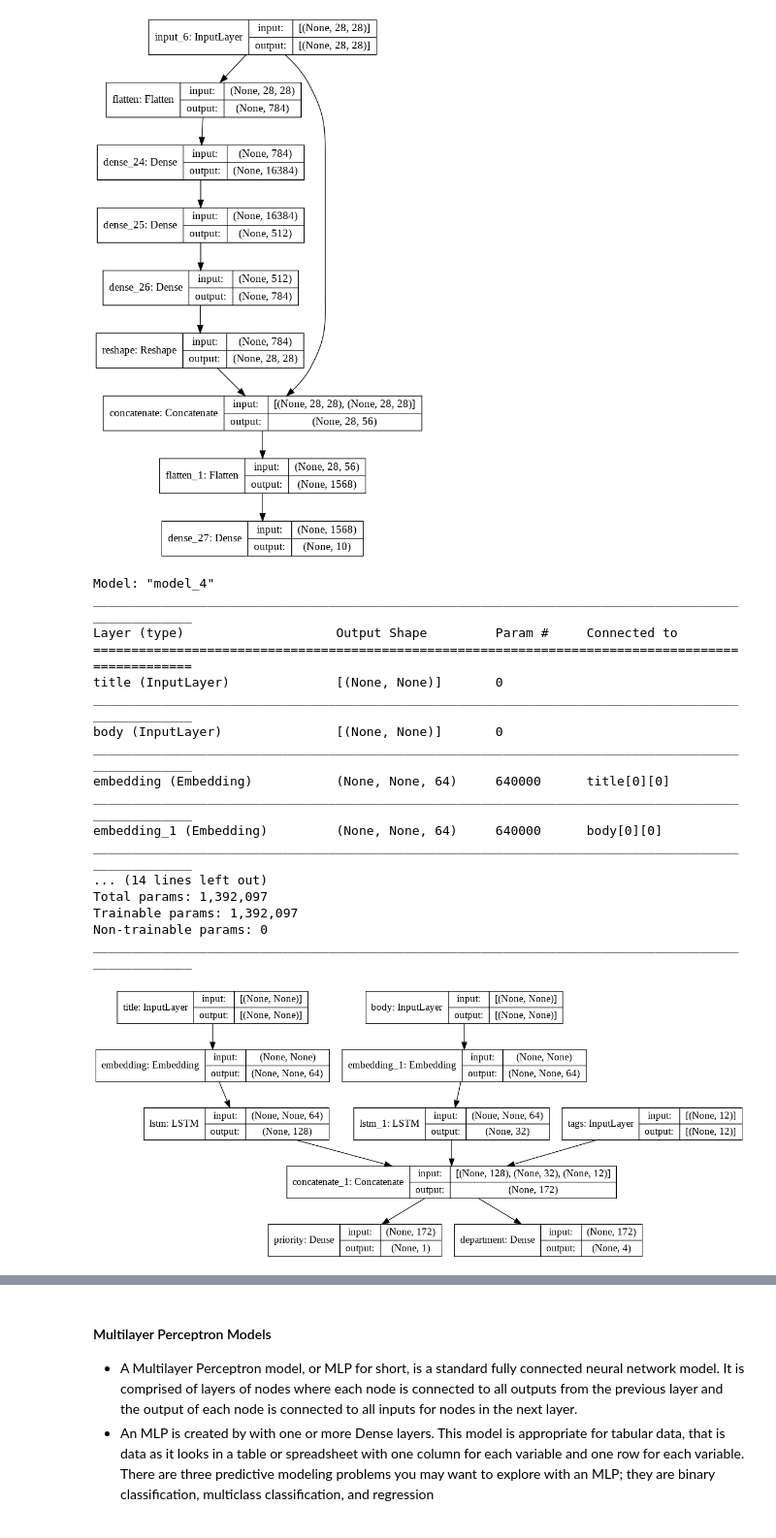
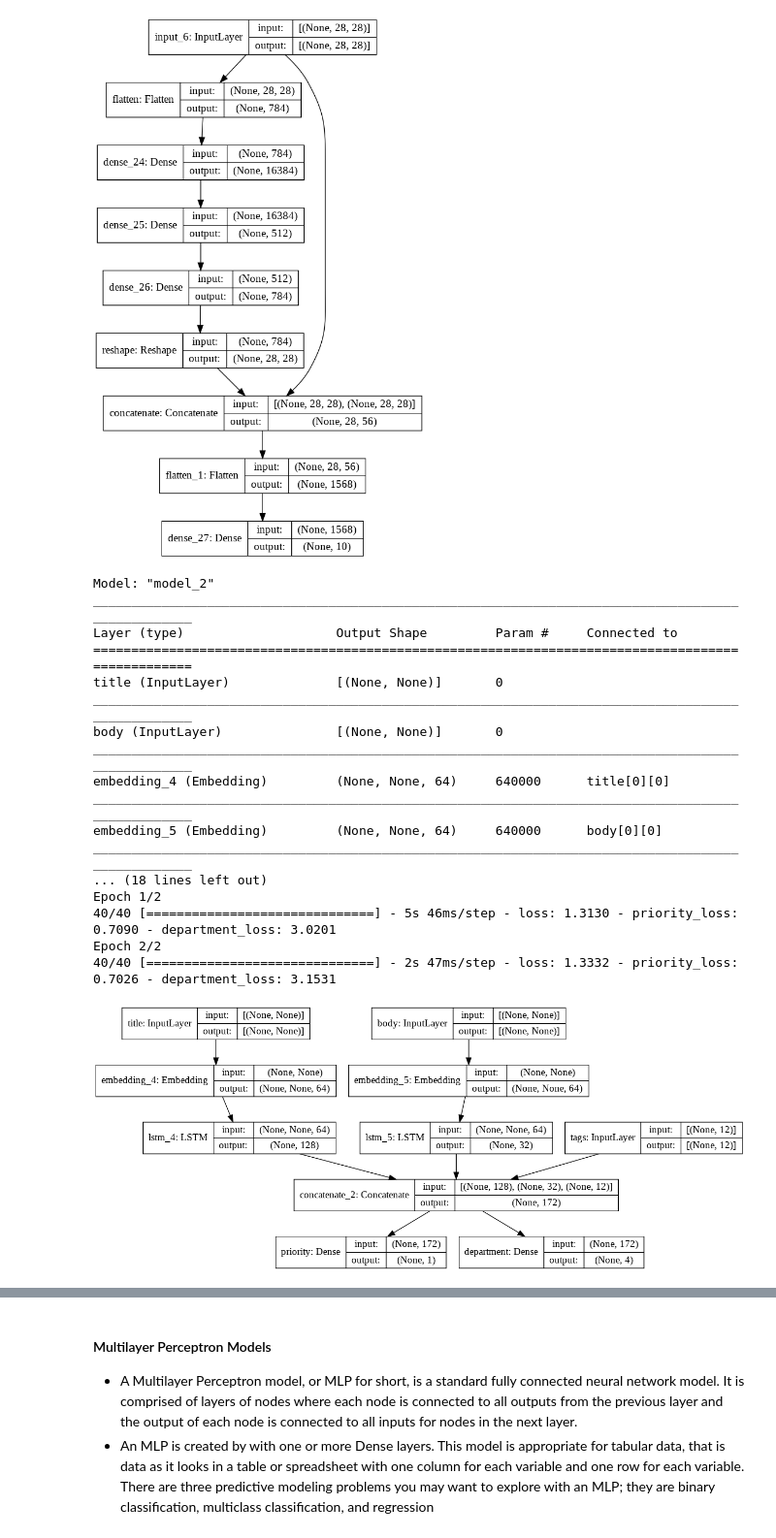
Before and after one commit to sandhyaparna/Python-DataScience-CookBook, a Jupyter notebook: Tensorflow.ipynb, the cells around one changed output, grey strips where cells are left out. Shown at 97% size. Cells and saved outputs as stored; diff of their text form; code cells hidden in the pictures.

```diff
--- a/Tensorflow.ipynb
+++ b/Tensorflow.ipynb
@@ -193,6 +195,8 @@ Non-trainable params: 0
 __________________________________________________________________________________________________
 [figure]
 # %%
+### Example with multiple inputs and outputs
+
 # https://colab.research.google.com/github/tensorflow/docs/blob/snapshot-keras/site/en/guide/keras/functional.ipynb#scrollTo=447a319b73a6
 num_tags = 12  # Number of unique issue tags
 num_words = 10000  # Size of vocabulary obtained when preprocessing text data
@@ -203,39 +207,62 @@ title_features = tf.keras.layers.Embedding(num_words, 64)(title_input)
 title_features = tf.keras.layers.LSTM(128)(title_features)
 
 body_input = tf.keras.Input(shape=(None,), name="body")  # Variable-length sequence of ints
 body_features = tf.keras.layers.Embedding(num_words, 64)(body_input)
 body_features = tf.keras.layers.LSTM(32)(body_features)
 
 tags_input = tf.keras.Input(shape=(num_tags,), name="tags")
 
 x = tf.keras.layers.concatenate([title_features, body_features, tags_input])
 
 priority_pred = tf.keras.layers.Dense(1, name="priority")(x)
 department_pred = tf.keras.layers.Dense(num_departments, name="department")(x)
 
 #Instantiate an end-to-end model predicting both priority and department
 model = tf.keras.Model(inputs=[title_input, body_input, tags_input],outputs=[priority_pred, department_pred],)
 
 model.summary()
 
 # summarize the model
 plot_model(model, 'model.png', show_shapes=True)
+
+# For a Functional API model with 2 output layers and having names priority & department, assigning different losses to each output
+model.compile(optimizer=tf.keras.optimizers.RMSprop(1e-3),
+    loss={"priority": tf.keras.losses.BinaryCrossentropy(from_logits=True),
+        "department": tf.keras.losses.CategoricalCrossentropy(from_logits=True),},
+    loss_weights=[1.0, 0.2],)
+
+# Dummy input data
+title_data = np.random.randint(num_words, size=(1280, 10))
+body_data = np.random.randint(num_words, size=(1280, 100))
+tags_data = np.random.randint(2, size=(1280, num_tags)).astype("float32")
+# Dummy target data
+priority_targets = np.random.random(size=(1280, 1))
+dept_targets = np.random.randint(2, size=(1280, num_departments))
+
+model.fit(
+    {"title": title_data, "body": body_data, "tags": tags_data},
+    {"priority": priority_targets, "department": dept_targets},
+    epochs=2,
+    batch_size=32,)
+
+# summarize the model
+plot_model(model, 'model.png', show_shapes=True)
 # %% [output]
-Model: "model_4"
+Model: "model_2"
 __________________________________________________________________________________________________
 Layer (type)                    Output Shape         Param #     Connected to
 ==================================================================================================
 title (InputLayer)              [(None, None)]       0
 __________________________________________________________________________________________________
 body (InputLayer)               [(None, None)]       0
 __________________________________________________________________________________________________
-embedding (Embedding)           (None, None, 64)     640000      title[0][0]
+embedding_4 (Embedding)         (None, None, 64)     640000      title[0][0]
 __________________________________________________________________________________________________
-embedding_1 (Embedding)         (None, None, 64)     640000      body[0][0]
+embedding_5 (Embedding)         (None, None, 64)     640000      body[0][0]
 __________________________________________________________________________________________________
-... (14 lines left out)
-Total params: 1,392,097
-Trainable params: 1,392,097
-Non-trainable params: 0
-__________________________________________________________________________________________________
+... (18 lines left out)
+Epoch 1/2
+40/40 [==============================] - 5s 46ms/step - loss: 1.3130 - priority_loss: 0.7090 - department_loss: 3.0201
+Epoch 2/2
+40/40 [==============================] - 2s 47ms/step - loss: 1.3332 - priority_loss: 0.7026 - department_loss: 3.1531
-[figure, old version]
+[figure, new version]
```
Also changed, not shown: parts of 22 cells of this notebook.
